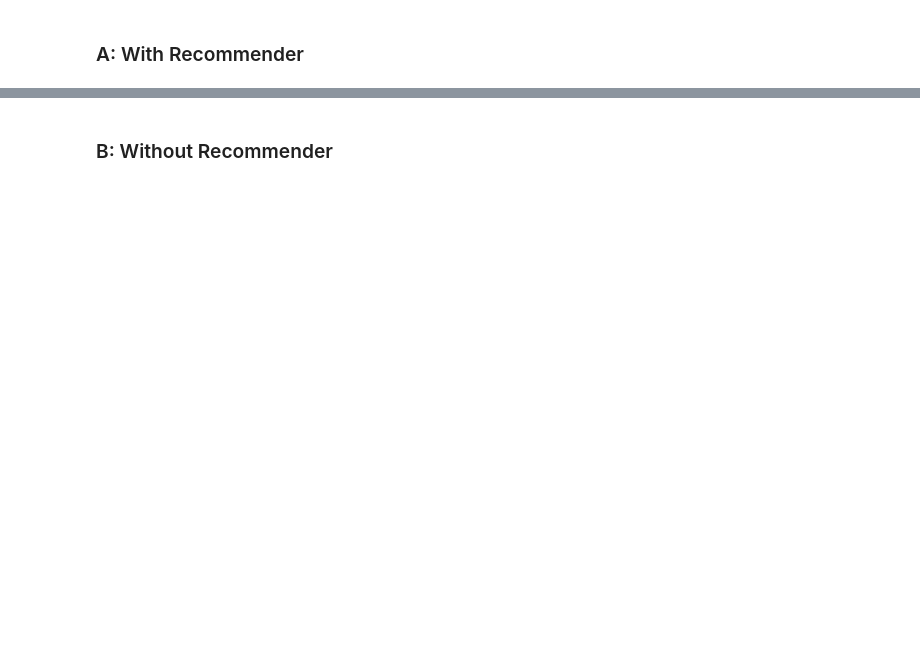
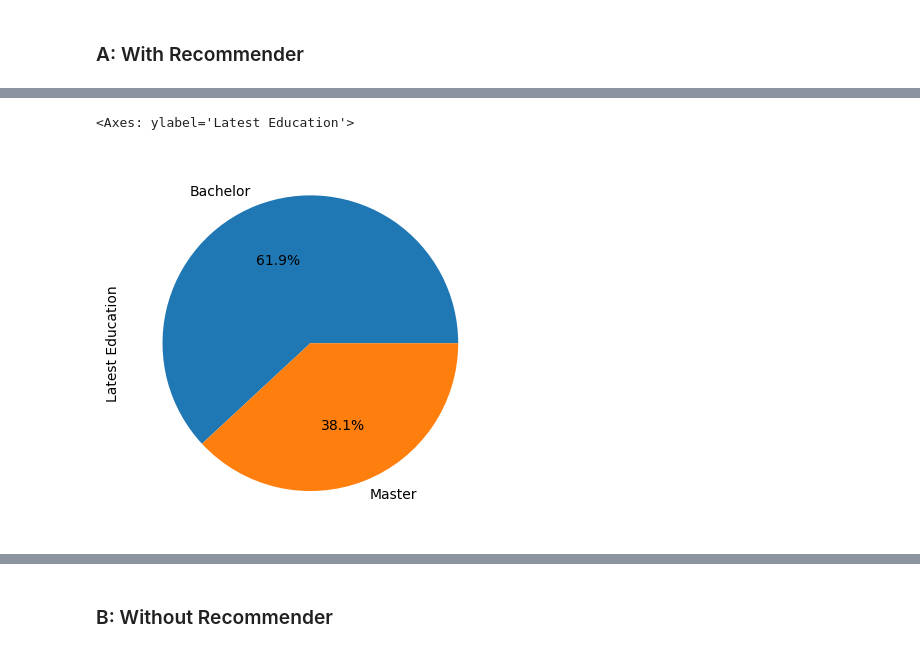
Before and after one commit to ebnerlena/can-I-joke-on-you, a Jupyter notebook: evaluation/ux_evaluation.ipynb, the cells around one changed output, grey strips where cells are left out. Drawn from its saved outputs; the diff is of its cells as text; code cells hidden in the pictures; blank space fills up the shorter version.

```diff
--- a/evaluation/ux_evaluation.ipynb
+++ b/evaluation/ux_evaluation.ipynb
@@ -333,3 +333,8 @@ A_data["Gender"].value_counts().plot(kind='bar')
+# %%
+A_data["Latest Education"].value_counts().plot(kind='pie', autopct='%1.1f%%', startangle=0)
+# %% [output]
+<Axes: ylabel='Latest Education'>
+[figure, added]
 # %%
 from datetime import datetime
 
```
Also changed, not shown: parts of 14 cells of this notebook, 2 other files.
